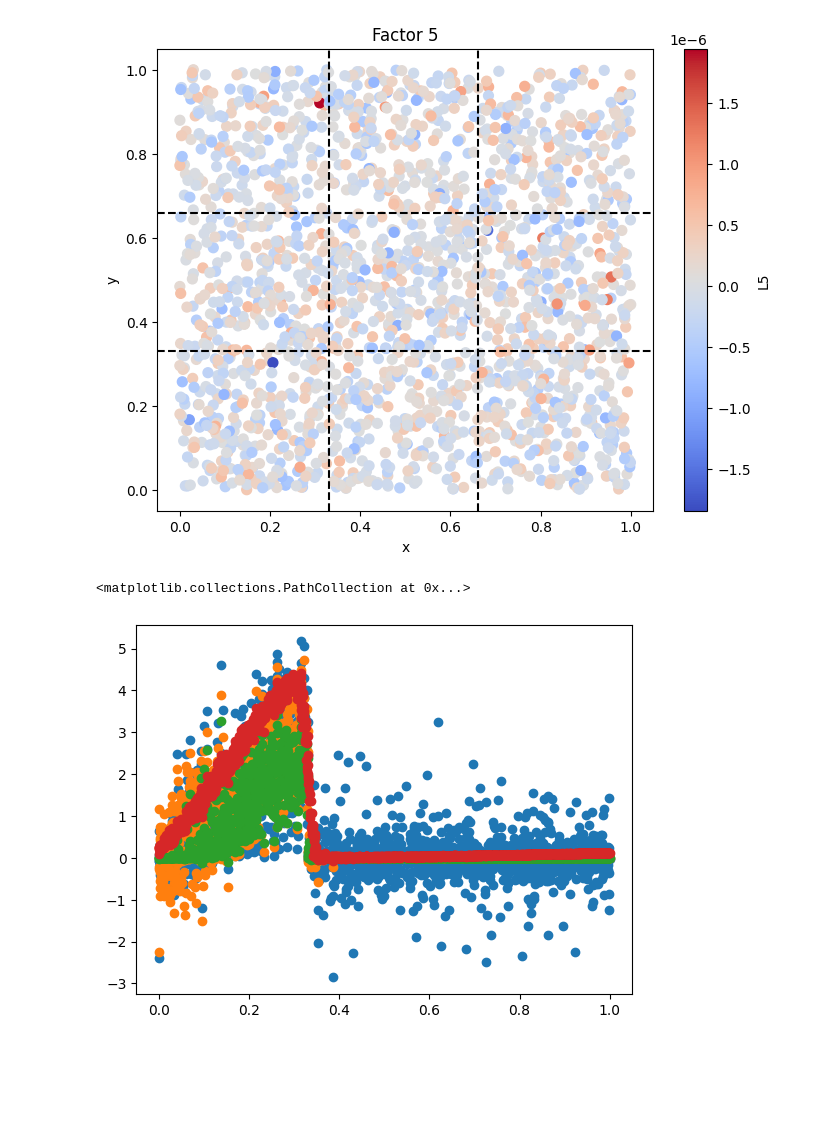
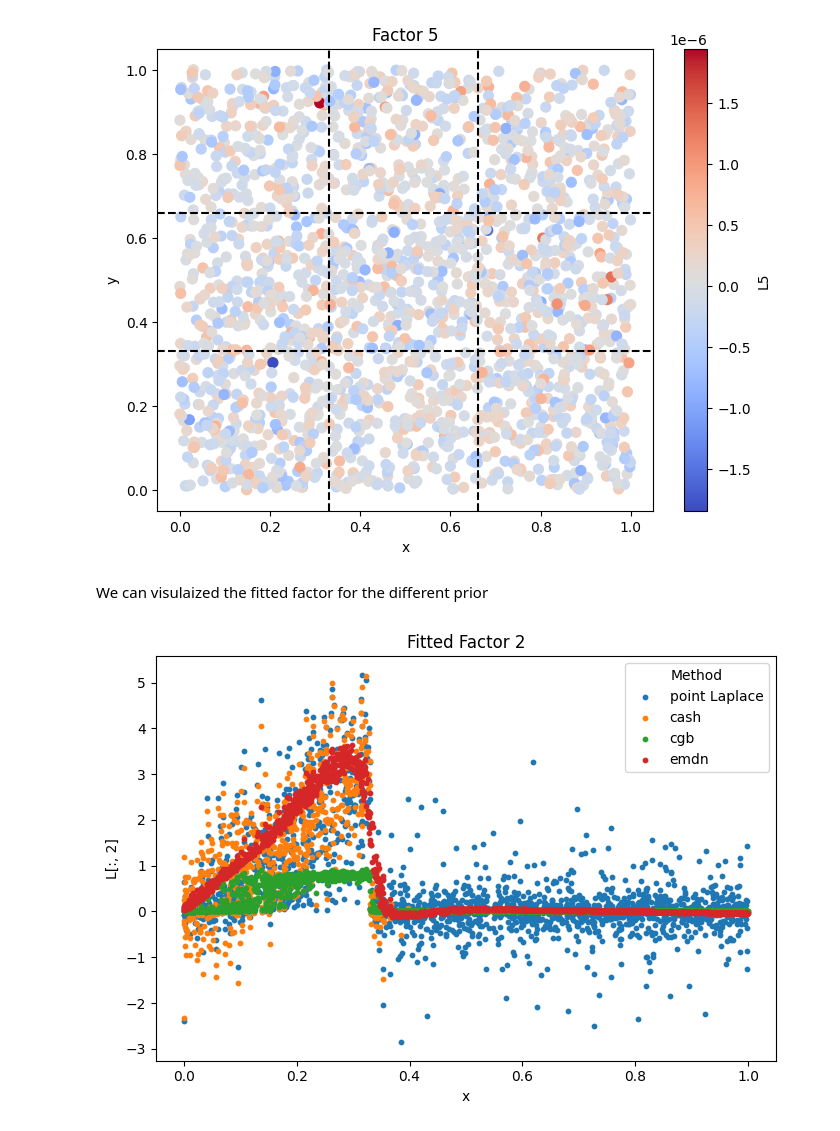
Before and after one commit to william-denault/cebmf_torch, a Jupyter notebook: examples/Tiled-clustering model.ipynb, the cells around one changed output. Saved outputs shown, nothing was run; the diff lists cells and outputs as text; code cells hidden in the pictures; blank space fills up the shorter version.

```diff
--- a/examples/Tiled-clustering model.ipynb
+++ b/examples/Tiled-clustering model.ipynb
@@ -163,7 +205,7 @@ Here we store the side information for the rows $L$ in the matrix $X$ that we pa
 mycebmf11=  cEBMF(data=Z, X_l=X,
                  prior_L="cash" , allow_backfitting=False)
 mycebmf11.initialise_factors()
-mycebmf11.fit(5)
+mycebmf11.fit(10)
 
 plt.plot(mycebmf11.obj)
 # %% [output]
@@ -190,7 +234,7 @@ tensor(-185.7307)
 mycebmf12=  cEBMF(data=Z, X_l=X,
                  prior_L="cgb" , allow_backfitting=False)
 mycebmf12.initialise_factors()
-mycebmf12.fit(5)
+mycebmf12.fit(10)
 
 plt.plot(mycebmf12.obj)
 # %% [output]
@@ -217,7 +263,5 @@ tensor(0.)
 mycebmf13=  cEBMF(data=Z, X_l=X,
                  prior_L="emdn", allow_backfitting=False)
 mycebmf13.initialise_factors()
-mycebmf13.fit(5)
-
-plt.plot(mycebmf13.obj)
+mycebmf13.fit(10)
 # %% [output]
@@ -340,13 +383,23 @@ for i in range(5):
 [figure]
 [figure]
 [figure]
+# %% [markdown]
+We can visulaized the fitted factor for the different prior
 # %%
-k=2
+k = 2
 
-plt.scatter(x, mycebmf.L[:,k] )
-plt.scatter( x,mycebmf11.L[:,k] )
-plt.scatter( x,mycebmf12.L[:,k] )
-plt.scatter( x,mycebmf13.L[:,k] )
+import matplotlib.pyplot as plt
+
+fig, ax = plt.subplots(figsize=(7,5))
+ax.scatter(x.detach().cpu().numpy(), mycebmf.L[:,k].detach().cpu().numpy(), s=10, label="point Laplace")
+ax.scatter(x.detach().cpu().numpy(), mycebmf11.L[:,k].detach().cpu().numpy(), s=10, label="cash")
+ax.scatter(x.detach().cpu().numpy(), mycebmf12.L[:,k].detach().cpu().numpy(), s=10, label="cgb")
+ax.scatter(x.detach().cpu().numpy(), mycebmf13.L[:,k].detach().cpu().numpy(), s=10, label="emdn")
+
+ax.set_title(f"Fitted Factor {k}")
+ax.set_xlabel("x"); ax.set_ylabel(f"L[:, {k}]")
+ax.legend(title="Method", loc="best")
+plt.tight_layout()
+plt.show()
 # %% [output]
-<matplotlib.collections.PathCollection at 0x...>
-[figure, old version]
+[figure, new version]
```
Also changed, not shown: parts of 23 cells of this notebook, 2 other files.
